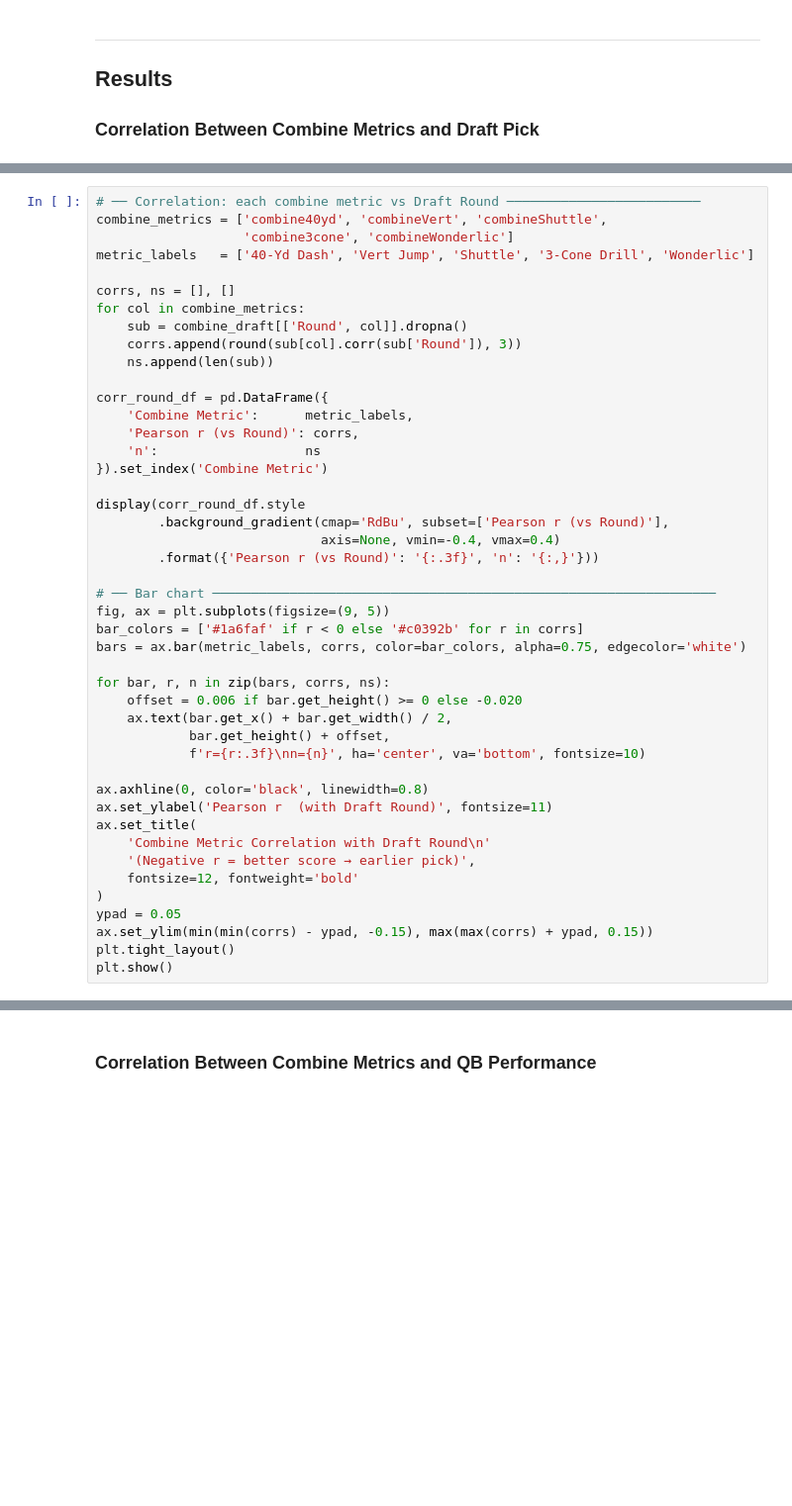
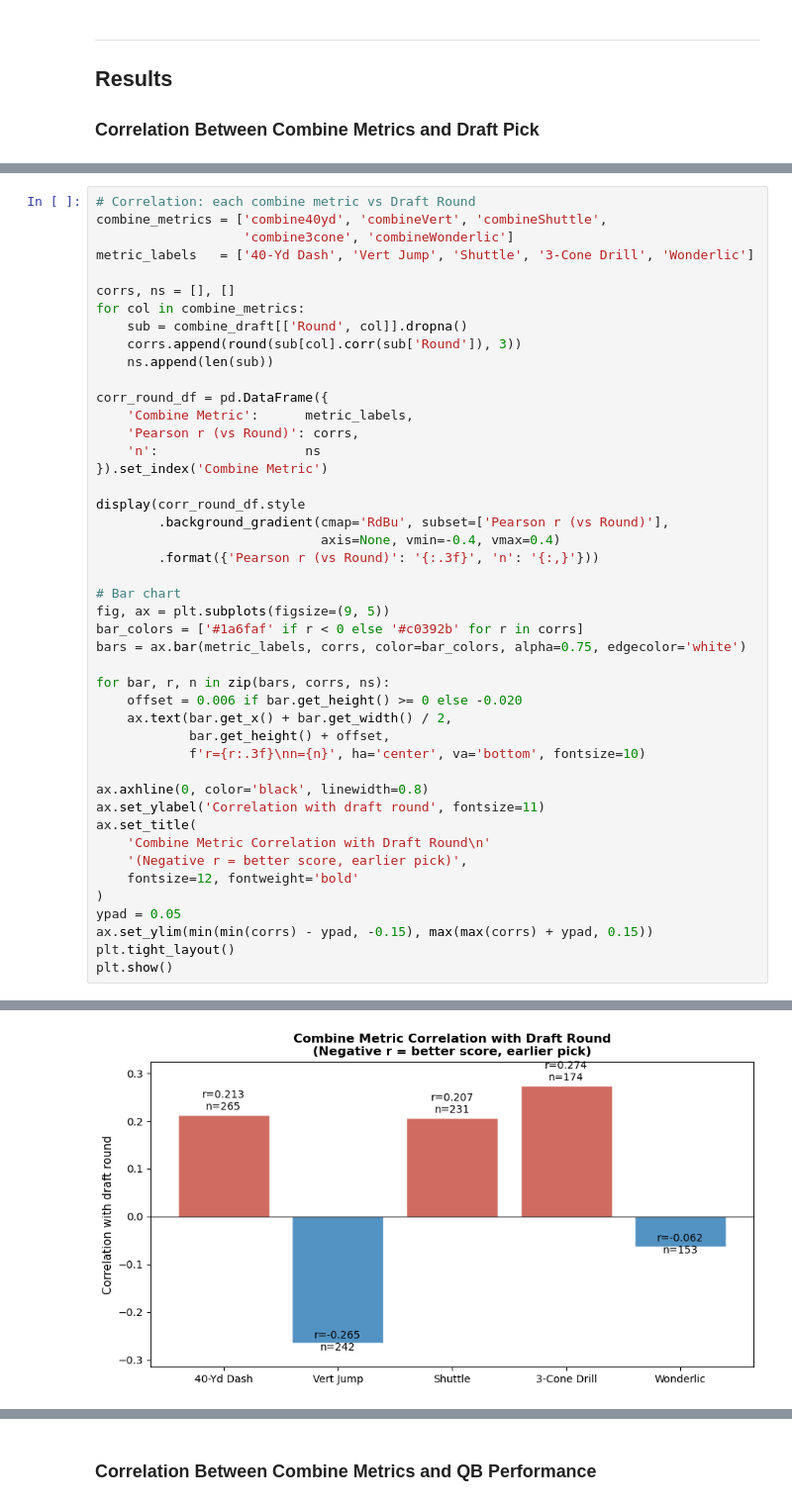
Before and after one commit to tuckersampson/final_project_151, a Jupyter notebook: final_project_notebook_Henry.ipynb, the cells around one changed output, grey strips where cells are left out. Shown at 99% size. Saved outputs shown, nothing was run; the diff lists cells and outputs as text; blank space fills up the shorter version.

```diff
--- a/final_project_notebook_Henry.ipynb
+++ b/final_project_notebook_Henry.ipynb
@@ -301,5 +311,5 @@ display(
 # %%
-# ── Correlation: each combine metric vs Draft Round ─────────────────────────
+# Correlation: each combine metric vs Draft Round
 combine_metrics = ['combine40yd', 'combineVert', 'combineShuttle',
                    'combine3cone', 'combineWonderlic']
 metric_labels   = ['40-Yd Dash', 'Vert Jump', 'Shuttle', '3-Cone Drill', 'Wonderlic']
@@ -321,7 +331,7 @@ display(corr_round_df.style
                              axis=None, vmin=-0.4, vmax=0.4)
         .format({'Pearson r (vs Round)': '{:.3f}', 'n': '{:,}'}))
 
-# ── Bar chart ─────────────────────────────────────────────────────────────────
+# Bar chart
 fig, ax = plt.subplots(figsize=(9, 5))
 bar_colors = ['#1a6faf' if r < 0 else '#c0392b' for r in corrs]
 bars = ax.bar(metric_labels, corrs, color=bar_colors, alpha=0.75, edgecolor='white')
@@ -333,13 +343,14 @@ for bar, r, n in zip(bars, corrs, ns):
             f'r={r:.3f}\nn={n}', ha='center', va='bottom', fontsize=10)
 
 ax.axhline(0, color='black', linewidth=0.8)
-ax.set_ylabel('Pearson r  (with Draft Round)', fontsize=11)
+ax.set_ylabel('Correlation with draft round', fontsize=11)
 ax.set_title(
     'Combine Metric Correlation with Draft Round\n'
-    '(Negative r = better score → earlier pick)',
+    '(Negative r = better score, earlier pick)',
     fontsize=12, fontweight='bold'
 )
 ypad = 0.05
 ax.set_ylim(min(min(corrs) - ypad, -0.15), max(max(corrs) + ypad, 0.15))
 plt.tight_layout()
 plt.show()
+# %% [output]
@@ -346,3 +364,4 @@ plt.show()
+[figure, added]
 # %% [markdown]
 **Interpretation:**
 
```
Also changed, not shown: parts of 14 cells of this notebook.
